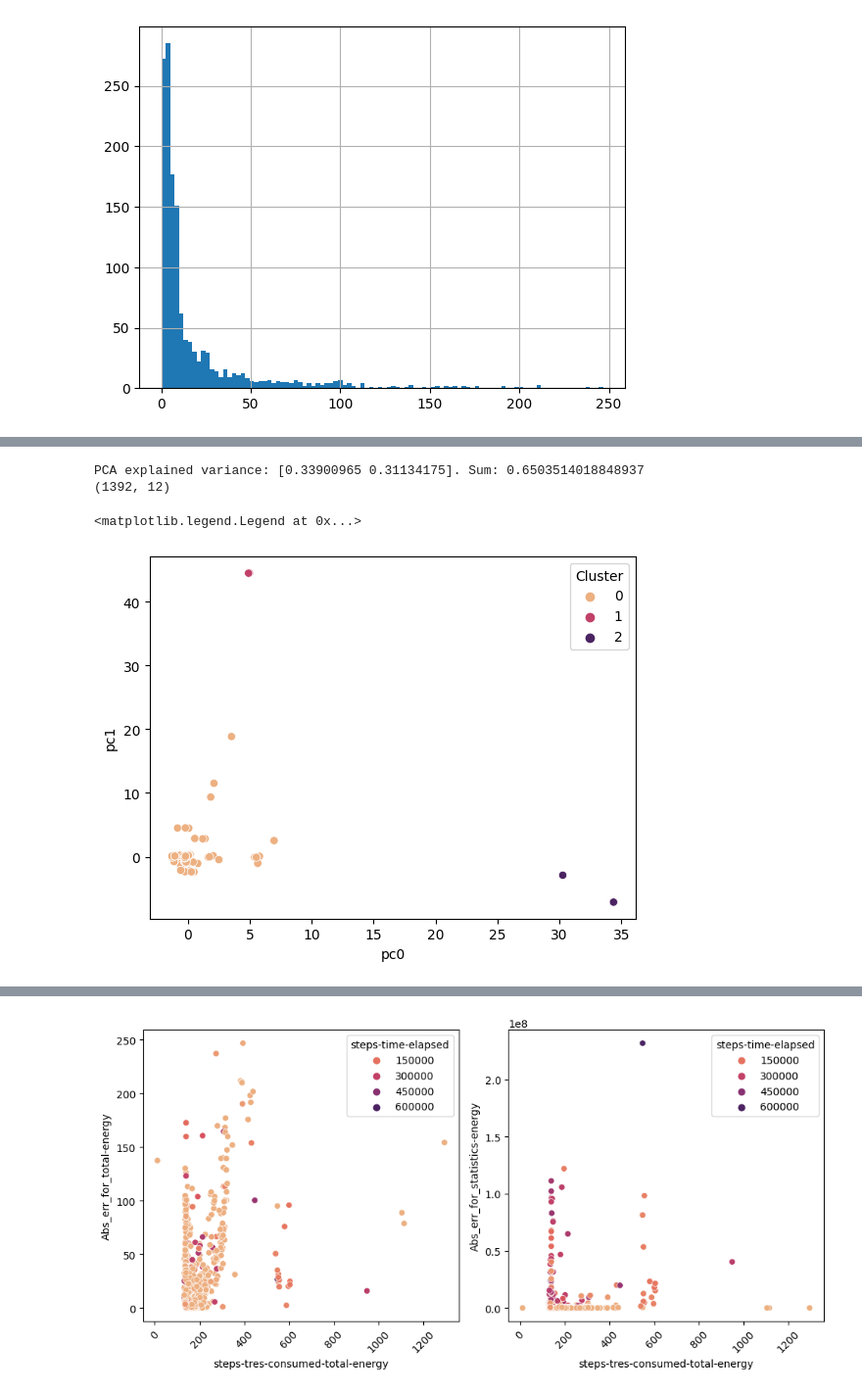
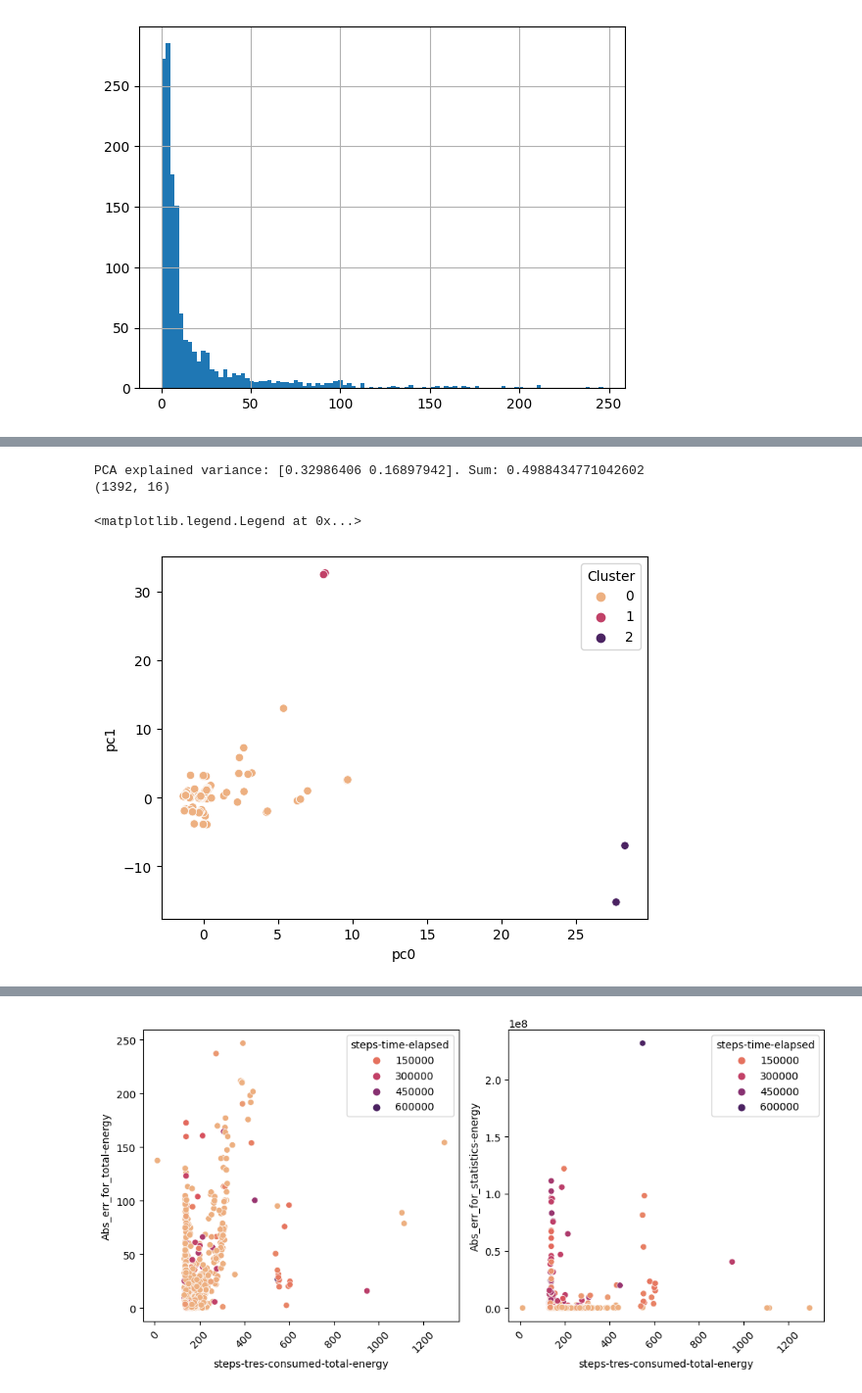
Before and after one commit to admire-eurohpc/AnomalyDetection, a Jupyter notebook: notebooks/energy_regression.ipynb, the cells around one changed output, grey strips where cells are left out. Shown: that part at 98% size. Saved outputs shown, nothing was run; the diff lists cells and outputs as text; code cells hidden in the pictures.

Commit message:
Added more statistics to regression analysis

```diff
--- a/notebooks/energy_regression.ipynb
+++ b/notebooks/energy_regression.ipynb
@@ -176,7 +178,14 @@ Baseline Mean Absolute Error for steps-tres-consumed-total-energy: 34.6458 kWh
 Baseline Mean Absolute Error for steps-statistics-energy-consumed: 12225607.4727 joule or 3.3960 kWh
 # %%
 # Create a dataframe with the absolute errors
-ab = pd.DataFrame({'Abs_err_for_total-energy': ab_total, 'Abs_err_for_statistics-energy': ab_statistic})
+ab = pd.DataFrame({
+    'Predicted_for_total-energy': model.predict(X_test),
+    'Predicted_for_statistics-energy': model1.predict(X_test),
+    'Error_total-energy': model.predict(X_test) - y_test[y_cols[0]],
+    'Error_statistics-energy': model1.predict(X_test) - y_test[y_cols[1]],
+    'Abs_err_for_total-energy': ab_total,
+    'Abs_err_for_statistics-energy': ab_statistic
+    })
 
 print(ab.shape)
 # Add the absolute errors and X_Test to new dataframe
@@ -207,7 +216,9 @@ ab['Abs_err_for_total-energy'].hist(bins=100)
 from sklearn.cluster import KMeans, MiniBatchKMeans, DBSCAN
 from sklearn.metrics import silhouette_score
 
+X_train_normalized = scaler.transform(X_train)
 X_test_normalized = scaler.transform(X_test)
+
 
 # Create a KMeans model with 2 clusters: model
 kmans = KMeans(n_clusters=3, random_state=42)
@@ -223,35 +235,35 @@ silhouette_score(X_test_normalized, labels)
 # %%
 # Now we will try to visualize the clusters in 2D
-from sklearn.decomposition import PCA
+from sklearn.decomposition import PCA, KernelPCA
 import seaborn as sns
 import matplotlib.pyplot as plt
 
 # Create a PCA instance: pca
 pca = PCA(n_components=2)
 
 # Fit the PCA instance to the samples
-pca.fit(X_test_normalized)
+pca.fit(X_train_normalized)
 
 # Transform the samples: pca_features
 pca_features = pca.transform(X_test_normalized)
 
 # Print how much of the variance is explained by the first two components
 print(f'PCA explained variance: {pca.explained_variance_ratio_}. Sum: {sum(pca.explained_variance_ratio_)}')
 
 # Create a DataFrame with the two columns: df
 df = pd.DataFrame(pca_features, columns=['pc0', 'pc1']).reset_index(drop=True)
 df = pd.concat([df, ab], axis=1)
 print(df.shape)
 
 # Create a scatter plot of the two columns
 sns.scatterplot(x='pc0', y='pc1', data=df, hue=labels, palette='flare')
 # Add label to legend
 plt.legend(title='Cluster')
 # %% [output]
-PCA explained variance: [0.33900965 0.31134175]. Sum: 0.6503514018848937
-(1392, 12)
+PCA explained variance: [0.32986406 0.16897942]. Sum: 0.4988434771042602
+(1392, 16)
 <matplotlib.legend.Legend at 0x...>
-[figure, old version]
+[figure, new version]
 # %%
 # Visualize test absolute errors on principal components
 
```
Also changed, not shown: parts of 10 cells of this notebook, 1 other file.
